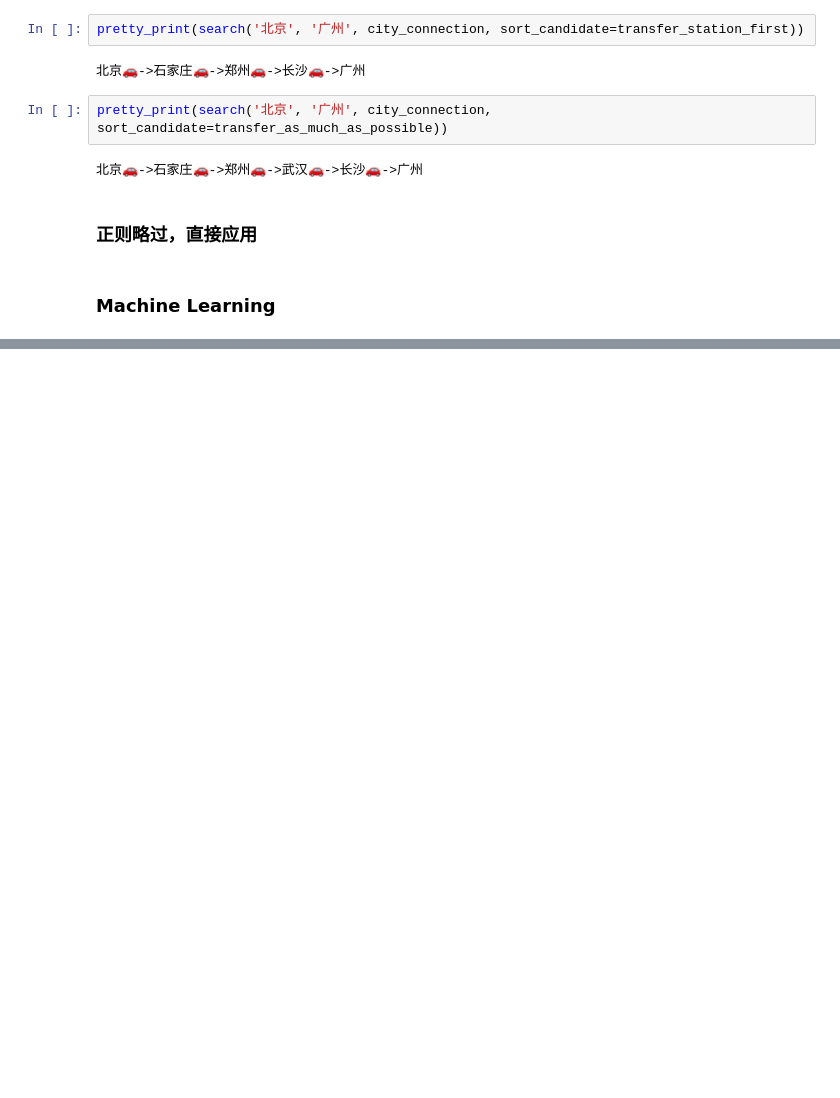
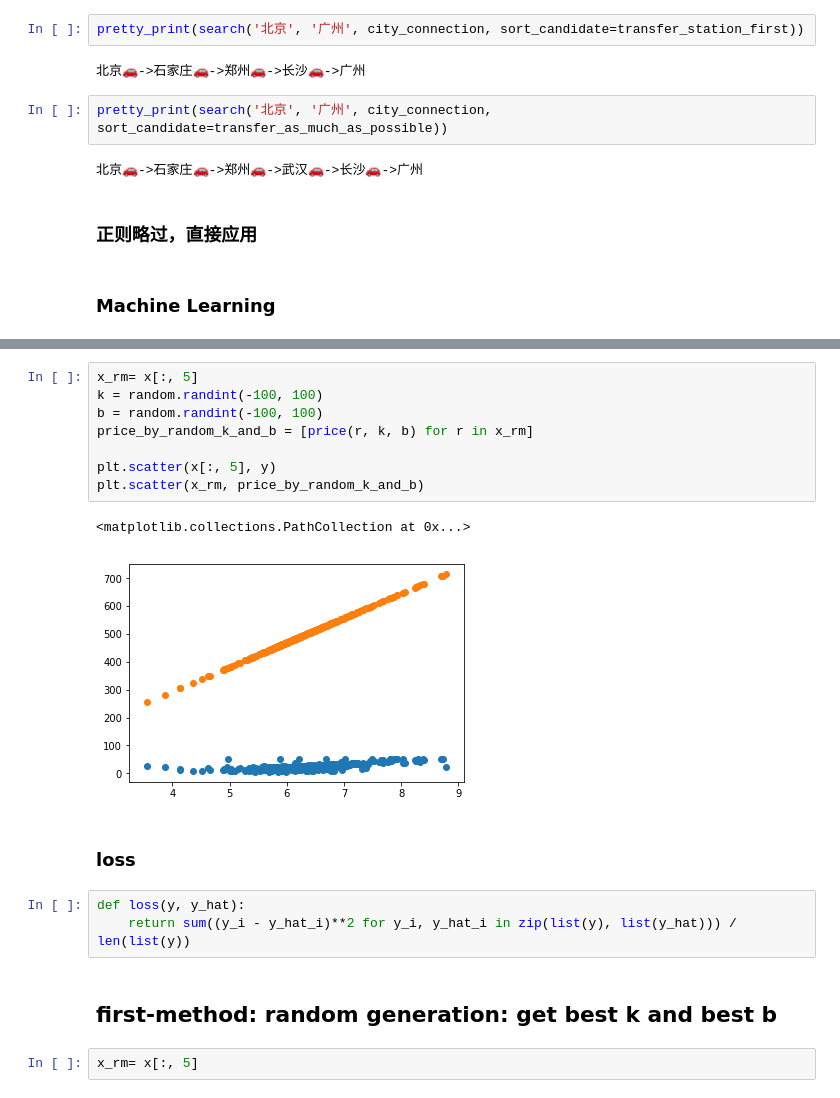
Before and after one commit to DraculaXly/NLP, a Jupyter notebook: Assignments/Lesson_02.ipynb, the cells around one changed output, grey strips where cells are left out. Drawn from its saved outputs; the diff is of its cells as text; blank space fills up the shorter version.

```diff
--- a/Assignments/Lesson_02.ipynb
+++ b/Assignments/Lesson_02.ipynb
@@ -259,0 +310,20 @@ pretty_print(search('北京', '广州', city_connection, sort_candidate=transfer
+# %%
+x_rm= x[:, 5]
+k = random.randint(-100, 100)
+b = random.randint(-100, 100)
+price_by_random_k_and_b = [price(r, k, b) for r in x_rm]
+
+plt.scatter(x[:, 5], y)
+plt.scatter(x_rm, price_by_random_k_and_b)
+# %% [output]
+<matplotlib.collections.PathCollection at 0x...>
+[figure, added]
+# %% [markdown]
+### loss
+# %%
+def loss(y, y_hat):
+    return sum((y_i - y_hat_i)**2 for y_i, y_hat_i in zip(list(y), list(y_hat))) / len(list(y))
+# %% [markdown]
+## first-method: random generation: get best k and best b
+# %%
+x_rm= x[:, 5]
```
Also changed, not shown: parts of 14 cells of this notebook.
